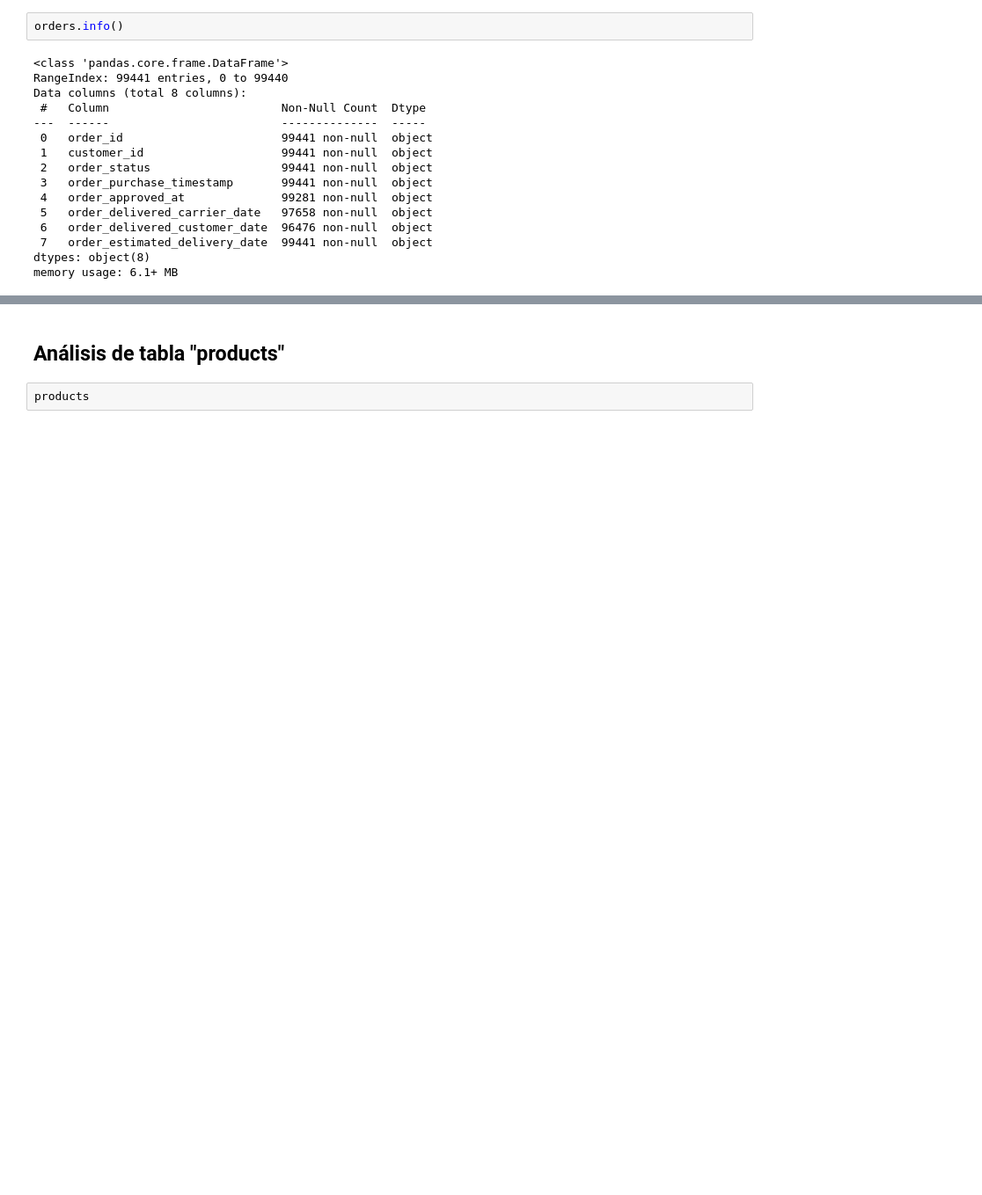
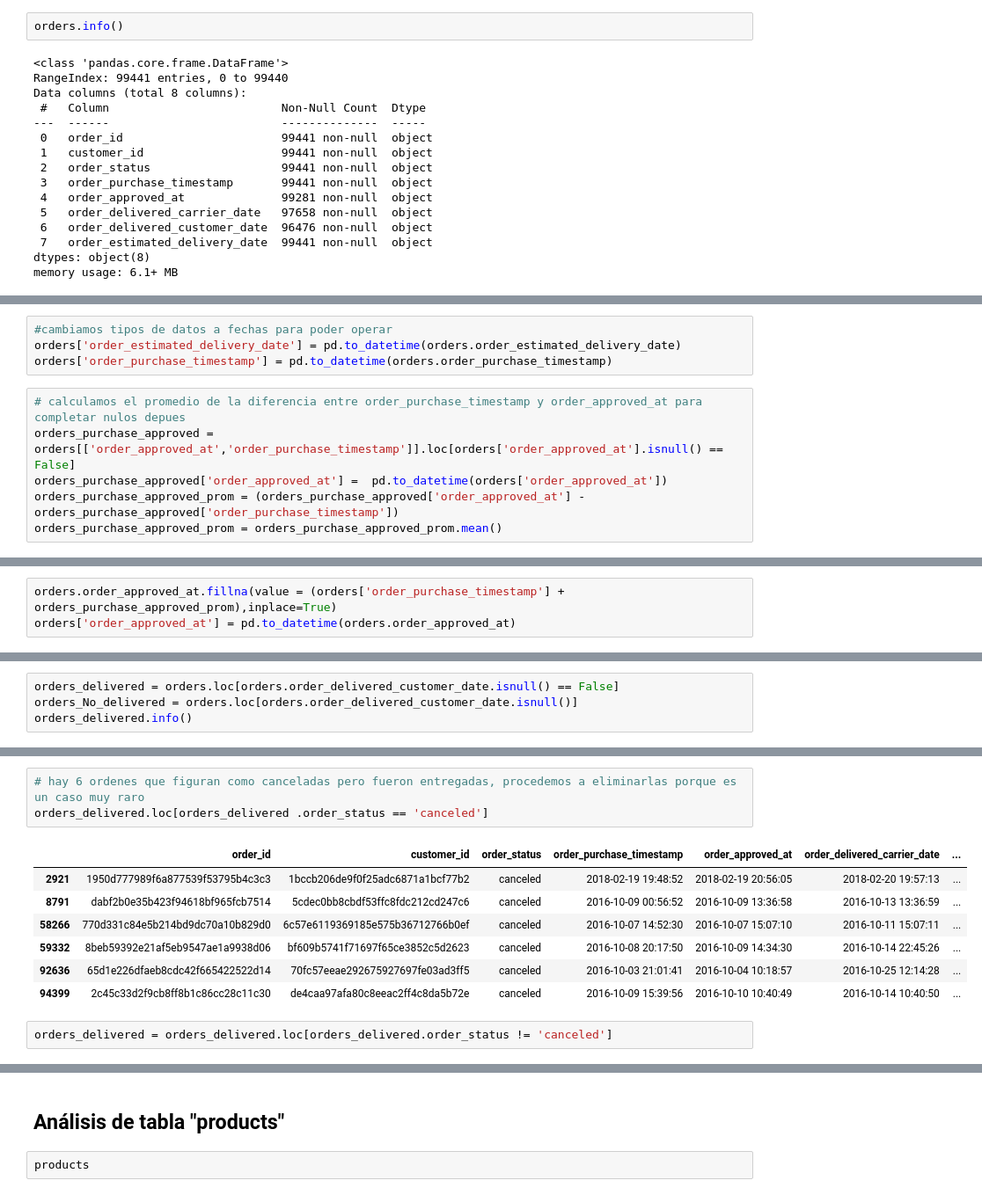
Before and after one commit to damul90/PF_data05, a Jupyter notebook: ETL_EDA.ipynb, the cells around one changed output, grey strips where cells are left out. Shown at 88% size. Drawn from its saved outputs; the diff is of its cells as text; blank space fills up the shorter version.

```diff
--- a/ETL_EDA.ipynb
+++ b/ETL_EDA.ipynb
@@ -915,0 +938,10 @@ memory usage: 6.1+ MB
+# %%
+#cambiamos tipos de datos a fechas para poder operar
+orders['order_estimated_delivery_date'] = pd.to_datetime(orders.order_estimated_delivery_date)
+orders['order_purchase_timestamp'] = pd.to_datetime(orders.order_purchase_timestamp)
+# %%
+# calculamos el promedio de la diferencia entre order_purchase_timestamp y order_approved_at para completar nulos depues
+orders_purchase_approved = orders[['order_approved_at','order_purchase_timestamp']].loc[orders['order_approved_at'].isnull() == False]
+orders_purchase_approved['order_approved_at'] =  pd.to_datetime(orders['order_approved_at'])
+orders_purchase_approved_prom = (orders_purchase_approved['order_approved_at'] - orders_purchase_approved['order_purchase_timestamp'])
+orders_purchase_approved_prom = orders_purchase_approved_prom.mean()
@@ -915,0 +950,3 @@ memory usage: 6.1+ MB
+# %%
+orders.order_approved_at.fillna(value = (orders['order_purchase_timestamp'] + orders_purchase_approved_prom),inplace=True)
+orders['order_approved_at'] = pd.to_datetime(orders.order_approved_at)
@@ -915,0 +955,4 @@ memory usage: 6.1+ MB
+# %%
+orders_delivered = orders.loc[orders.order_delivered_customer_date.isnull() == False]
+orders_No_delivered = orders.loc[orders.order_delivered_customer_date.isnull()]
+orders_delivered.info()
@@ -915,0 +975,13 @@ memory usage: 6.1+ MB
+# %%
+# hay 6 ordenes que figuran como canceladas pero fueron entregadas, procedemos a eliminarlas porque es un caso muy raro
+orders_delivered.loc[orders_delivered .order_status == 'canceled']
+# %% [output]
+|  | order_id | customer_id | order_status | order_purchase_timestamp | order_approved_at | order_delivered_carrier_date | ... |
+| 2921 | 1950d777989f6a877539f53795b4c3c3 | 1bccb206de9f0f25adc6871a1bcf77b2 | canceled | 2018-02-19 19:48:52 | 2018-02-19 20:56:05 | 2018-02-20 19:57:13 | ... |
+| 8791 | dabf2b0e35b423f94618bf965fcb7514 | 5cdec0bb8cbdf53ffc8fdc212cd247c6 | canceled | 2016-10-09 00:56:52 | 2016-10-09 13:36:58 | 2016-10-13 13:36:59 | ... |
+| 58266 | 770d331c84e5b214bd9dc70a10b829d0 | 6c57e6119369185e575b36712766b0ef | canceled | 2016-10-07 14:52:30 | 2016-10-07 15:07:10 | 2016-10-11 15:07:11 | ... |
+| 59332 | 8beb59392e21af5eb9547ae1a9938d06 | bf609b5741f71697f65ce3852c5d2623 | canceled | 2016-10-08 20:17:50 | 2016-10-09 14:34:30 | 2016-10-14 22:45:26 | ... |
+| 92636 | 65d1e226dfaeb8cdc42f665422522d14 | 70fc57eeae292675927697fe03ad3ff5 | canceled | 2016-10-03 21:01:41 | 2016-10-04 10:18:57 | 2016-10-25 12:14:28 | ... |
+| 94399 | 2c45c33d2f9cb8ff8b1c86cc28c11c30 | de4caa97afa80c8eeac2ff4c8da5b72e | canceled | 2016-10-09 15:39:56 | 2016-10-10 10:40:49 | 2016-10-14 10:40:50 | ... |
+# %%
+orders_delivered = orders_delivered.loc[orders_delivered.order_status != 'canceled']
```
Also changed, not shown: parts of 62 cells of this notebook, 17 other files.
